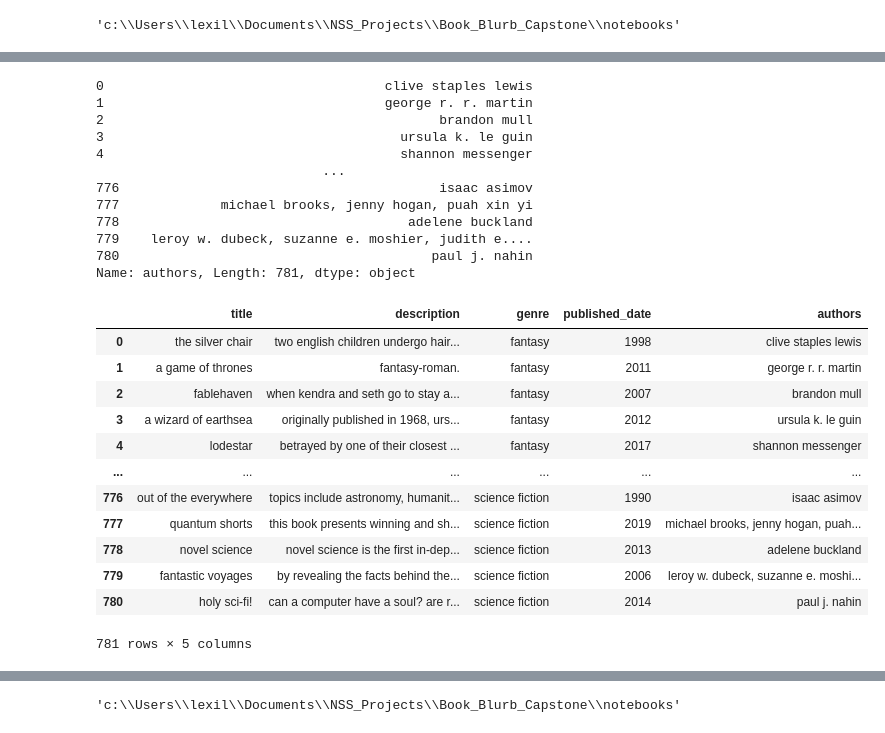
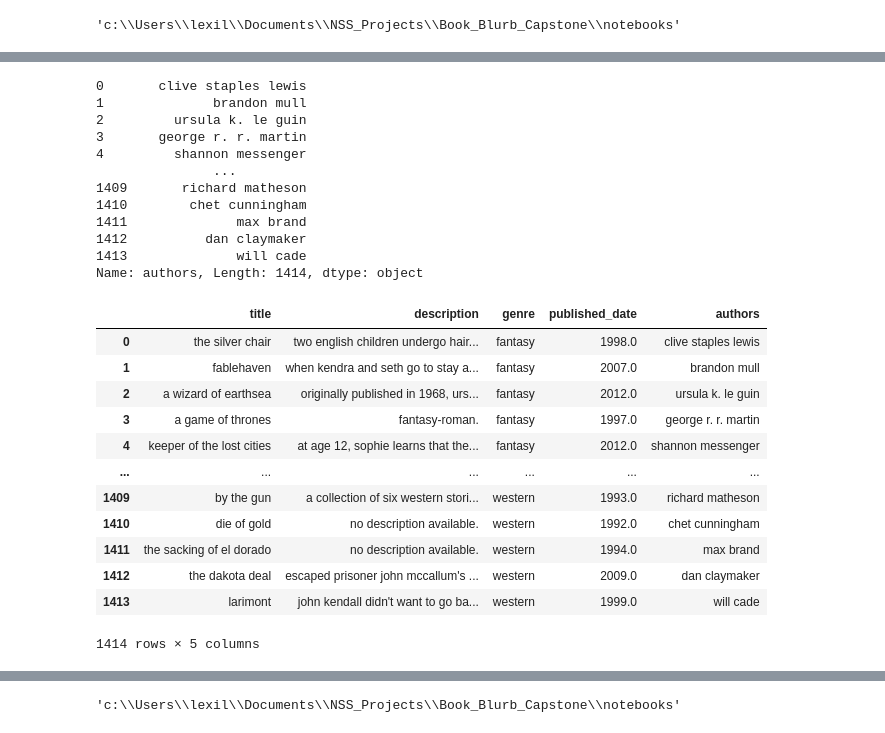
Before and after one commit to Jorgen85Lex/Book_Blurb_Capstone, a Jupyter notebook: notebooks/preprocessing_data.ipynb, the cells around one changed output, grey strips where cells are left out. Drawn from its saved outputs; the diff is of its cells as text; code cells hidden in the pictures.

```diff
--- a/notebooks/preprocessing_data.ipynb
+++ b/notebooks/preprocessing_data.ipynb
@@ -195,6 +276,6 @@ with open('../data/all_books.json', 'w', encoding='utf-8') as f:
 # %%
-with open('../data/all_books.json', 'r') as file:
-    all_books = json.load(file)
+with open('../data/all_books_with_adds.json', 'r') as file:
+    all_books_with_adds = json.load(file)
 # %%
 all_books_df = pd.DataFrame(all_books)
 all_books_df
@@ -214,0 +284,3 @@ all_books_df
+# %%
+all_books_with_adds_df = pd.DataFrame(all_books_with_adds)
+all_books_with_adds_df
@@ -218 +306,4 @@ all_books_df['published_date'] = pd.to_numeric(all_books_df['published_date'], e
+# %%
+all_books_with_adds_df.astype(str)
+all_books_with_adds_df['published_date'] = pd.to_numeric(all_books_with_adds_df['published_date'], errors='coerce')
 # %%
@@ -241,35 +332,35 @@ authors           object
 dtype: object
 # %%
-all_books_df['authors'] = all_books_df['authors'].apply(lambda x: ', '.join(x).lower() if isinstance(x, list) else '')
-all_books_df['authors']
+all_books_with_adds_df['authors'] = all_books_with_adds_df['authors'].apply(lambda x: ', '.join(x).lower() if isinstance(x, list) else '')
+all_books_with_adds_df['authors']
 # %% [output]
-0                                    clive staples lewis
-1                                    george r. r. martin
-2                                           brandon mull
-3                                      ursula k. le guin
-4                                      shannon messenger
-                             ...
-776                                         isaac asimov
-777             michael brooks, jenny hogan, puah xin yi
-778                                     adelene buckland
-779    leroy w. dubeck, suzanne e. moshier, judith e....
-780                                        paul j. nahin
-Name: authors, Length: 781, dtype: object
+0       clive staples lewis
+1              brandon mull
+2         ursula k. le guin
+3       george r. r. martin
+4         shannon messenger
+               ...
+1409       richard matheson
+1410        chet cunningham
+1411              max brand
+1412          dan claymaker
+1413              will cade
+Name: authors, Length: 1414, dtype: object
 # %%
-all_books_df[all_books_df.select_dtypes(include = 'object').columns] = all_books_df.select_dtypes(include = 'object').apply(lambda x: x.str.lower())
-all_books_df
+all_books_with_adds_df[all_books_with_adds_df.select_dtypes(include = 'object').columns] = all_books_with_adds_df.select_dtypes(include = 'object').apply(lambda x: x.str.lower())
+all_books_with_adds_df
 # %% [output]
 |  | title | description | genre | published_date | authors |
-| 0 | the silver chair | two english children undergo hair... | fantasy | 1998 | clive staples lewis |
-| 1 | a game of thrones | fantasy-roman. | fantasy | 2011 | george r. r. martin |
-| 2 | fablehaven | when kendra and seth go to stay a... | fantasy | 2007 | brandon mull |
-| 3 | a wizard of earthsea | originally published in 1968, urs... | fantasy | 2012 | ursula k. le guin |
-| 4 | lodestar | betrayed by one of their closest ... | fantasy | 2017 | shannon messenger |
+| 0 | the silver chair | two english children undergo hair... | fantasy | 1998.0 | clive staples lewis |
+| 1 | fablehaven | when kendra and seth go to stay a... | fantasy | 2007.0 | brandon mull |
+| 2 | a wizard of earthsea | originally published in 1968, urs... | fantasy | 2012.0 | ursula k. le guin |
+| 3 | a game of thrones | fantasy-roman. | fantasy | 1997.0 | george r. r. martin |
+| 4 | keeper of the lost cities | at age 12, sophie learns that the... | fantasy | 2012.0 | shannon messenger |
 | ... | ... | ... | ... | ... | ... |
-| 776 | out of the everywhere | topics include astronomy, humanit... | science fiction | 1990 | isaac asimov |
-| 777 | quantum shorts | this book presents winning and sh... | science fiction | 2019 | michael brooks, jenny hogan, puah... |
-| 778 | novel science | novel science is the first in-dep... | science fiction | 2013 | adelene buckland |
-| 779 | fantastic voyages | by revealing the facts behind the... | science fiction | 2006 | leroy w. dubeck, suzanne e. moshi... |
-| 780 | holy sci-fi! | can a computer have a soul? are r... | science fiction | 2014 | paul j. nahin |
+| 1409 | by the gun | a collection of six western stori... | western | 1993.0 | richard matheson |
+| 1410 | die of gold | no description available. | western | 1992.0 | chet cunningham |
+| 1411 | the sacking of el dorado | no description available. | western | 1994.0 | max brand |
+| 1412 | the dakota deal | escaped prisoner john mccallum's ... | western | 2009.0 | dan claymaker |
+| 1413 | larimont | john kendall didn't want to go ba... | western | 1999.0 | will cade |
-781 rows × 5 columns
+1414 rows × 5 columns
 # %%
```
Also changed, not shown: parts of 21 cells of this notebook, 4 other files.
